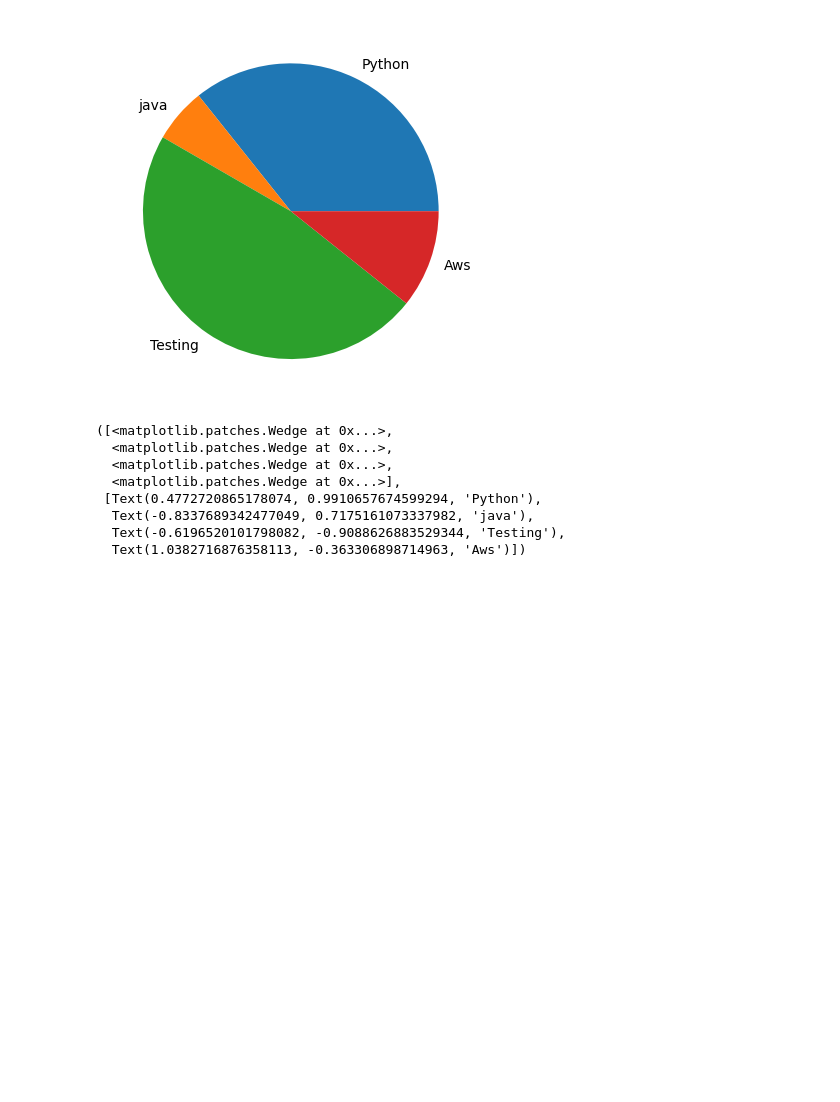
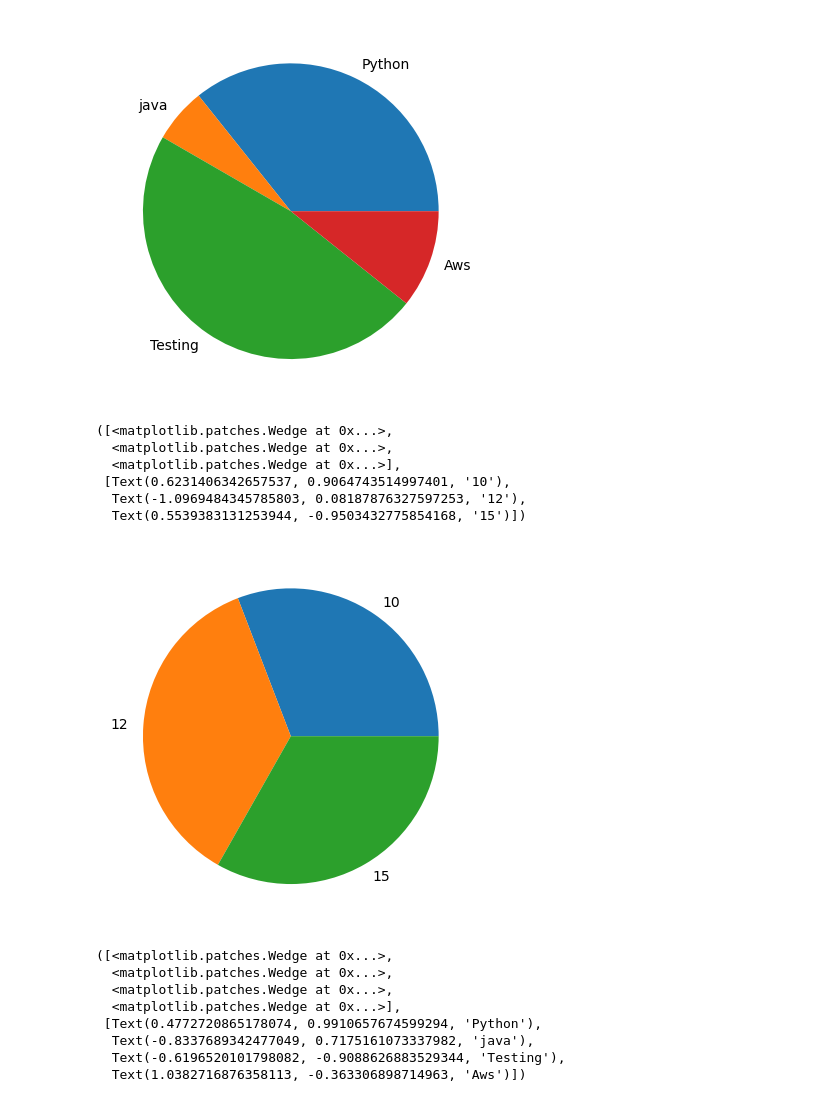
Before and after one commit to Meluha0911/Machine-Learning, a Jupyter notebook: Matplolib & Seaborn By Kantilal-checkpoint.ipynb, the cells around one changed output. Saved outputs shown, nothing was run; the diff lists cells and outputs as text; code cells hidden in the pictures; blank space fills up the shorter version.

```diff
--- a/Matplolib & Seaborn By Kantilal-checkpoint.ipynb
+++ b/Matplolib & Seaborn By Kantilal-checkpoint.ipynb
@@ -309,6 +311,18 @@ plt.pie(count,labels = courses) # It show the percentage of contribution by that
   Text(-0.6196520101798082, -0.9088626883529344, 'Testing'),
   Text(1.0382716876358113, -0.363306898714963, 'Aws')])
 [figure]
+# %%
+per = [78,91,84]
+std = [10,12,15]
+plt.pie(per,labels=std)
+# %% [output]
+([<matplotlib.patches.Wedge at 0x...>,
+  <matplotlib.patches.Wedge at 0x...>,
+  <matplotlib.patches.Wedge at 0x...>],
+ [Text(0.6231406342657537, 0.9064743514997401, '10'),
+  Text(-1.0969484345785803, 0.08187876327597253, '12'),
+  Text(0.5539383131253944, -0.9503432775854168, '15')])
+[figure, added]
 # %%
 # aap shadow de sakte ho
 plt.pie(count,labels = courses,shadow=True)
```
Also changed, not shown: parts of 10 cells of this notebook, 5 other files.
